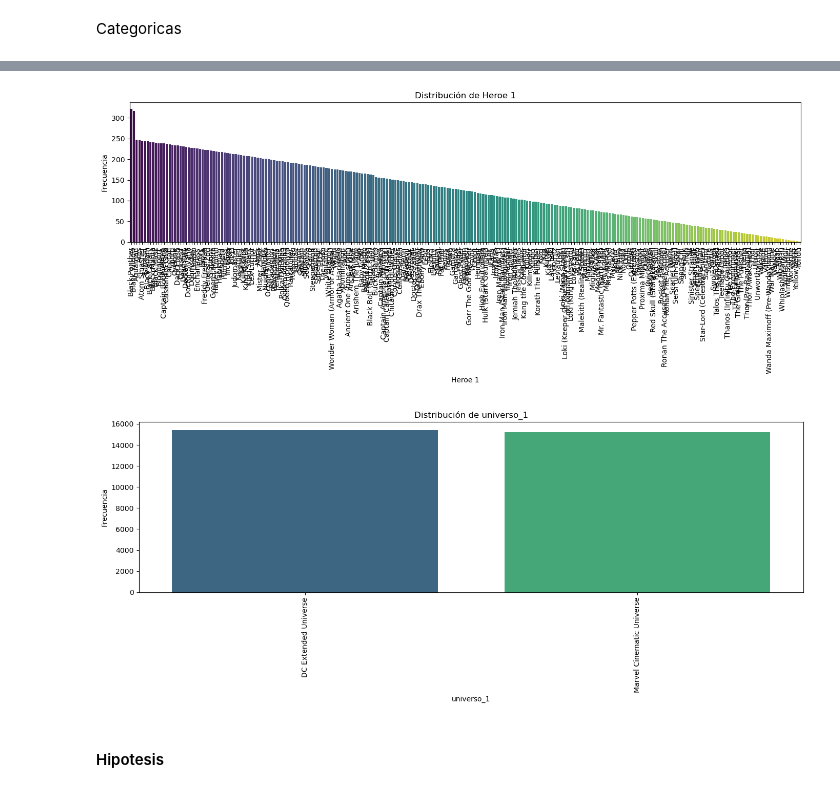
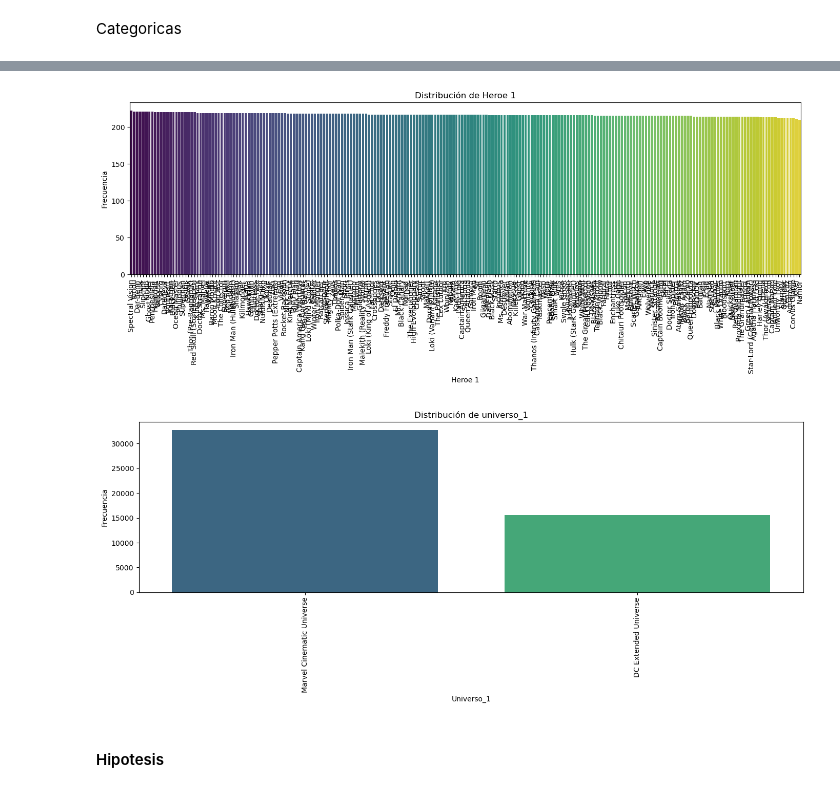
Before and after one commit to Lokhy87/Proyecto-Machine-Learning, a Jupyter notebook: EDA.ipynb, the cells around one changed output, grey strips where cells are left out. Saved outputs shown, nothing was run; the diff lists cells and outputs as text; code cells hidden in the pictures.

Commit message:
EDA nuevo data

```diff
--- a/EDA.ipynb
+++ b/EDA.ipynb
@@ -28,7 +28,7 @@ Determinar las caracteristicas y factores clave que influyen en la victoria de u
 #### Cargar data y primeras visualizaciones
 # %%
 # Cargar Data_final_comics_peliculas
-df_comics_pelis = pd.read_csv('./data/Data_final_comics_peliculas.csv')
+df_comics_pelis = pd.read_csv('./data/Data_final_MCU_vs_DC.csv')
 # %%
 df_comics_pelis.head()
 # %% [output]
@@ -252,20 +264,20 @@ plt.xticks(rotation=90)
 plt.tight_layout()
 plt.show()
 # %% [output]
-[figure, old version]
+[figure, new version]
 # %%
 # Plot bar plot for 'universo_1'
 plt.figure(figsize=(14, 6))
-serie = df_comics_pelis['universo_1'].value_counts()
+serie = df_comics_pelis['Universe_2'].value_counts()
 sns.barplot(x=serie.index, y=serie, palette='viridis')
 plt.title('Distribución de universo_1')
-plt.xlabel('universo_1')
+plt.xlabel('Universo_1')
 plt.ylabel('Frecuencia')
 plt.xticks(rotation=90)
 plt.tight_layout()
 plt.show()
 # %% [output]
-[figure, old version]
+[figure, new version]
 # %% [markdown]
 #### Hipotesis
 # %% [markdown]
```
Also changed, not shown: parts of 15 cells of this notebook, 2 other files.
